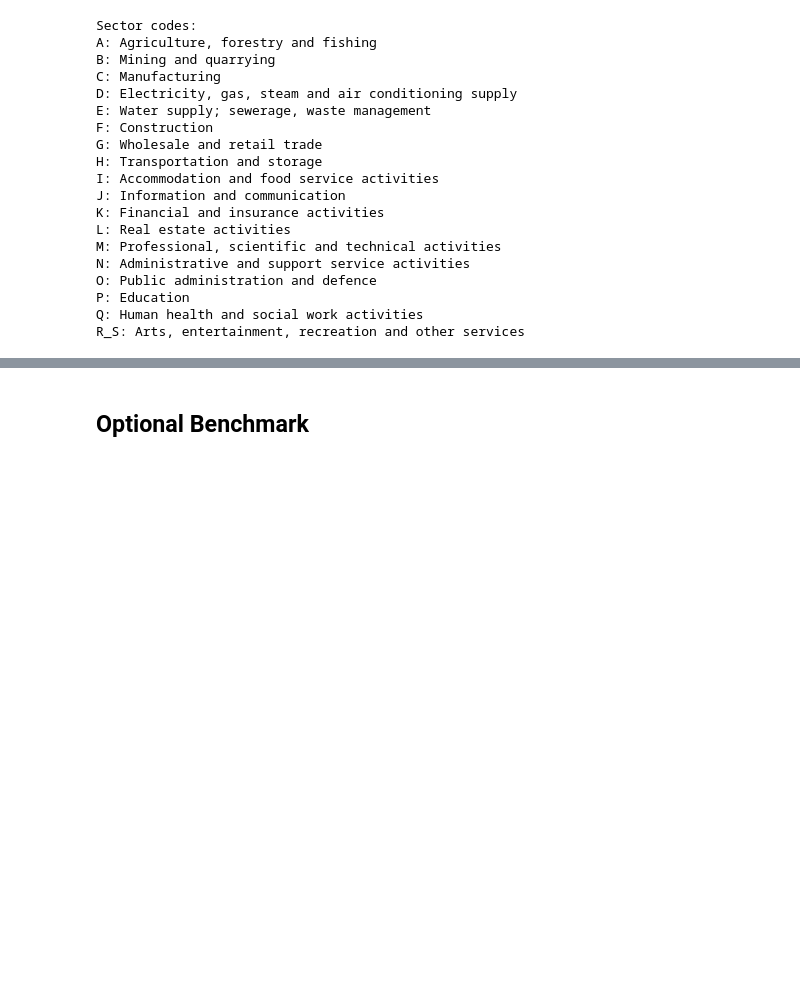
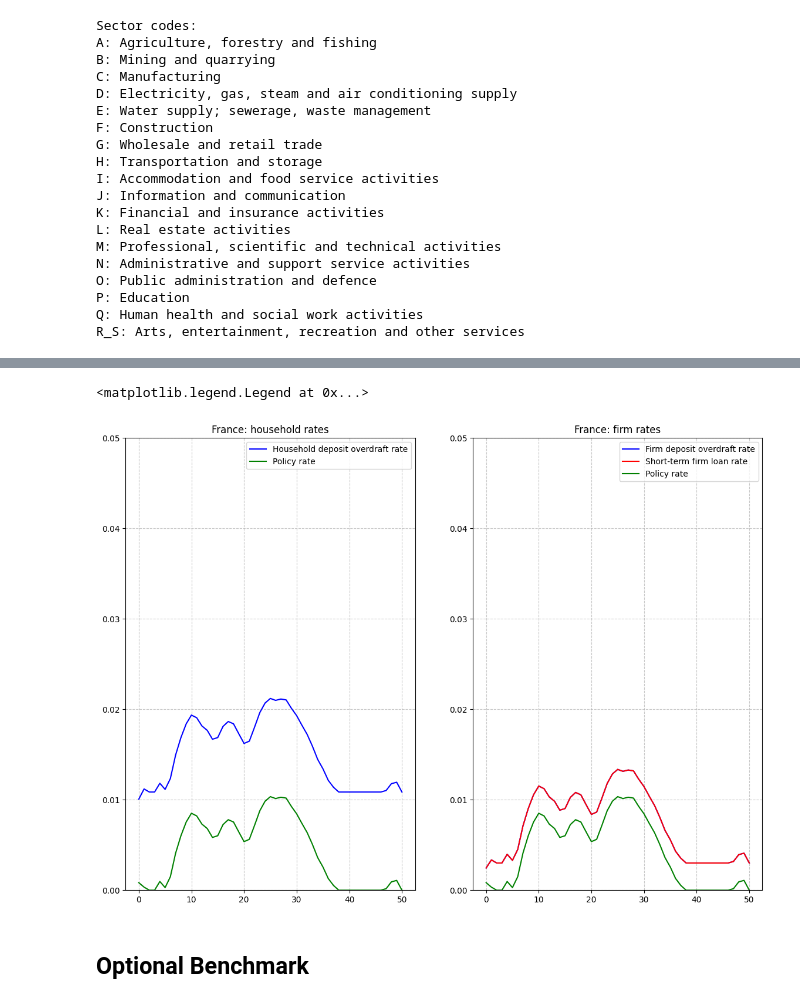
Before and after one commit to INET-Complexity/INET-consumption, a Jupyter notebook: run_model/run_model.ipynb, the cells around one changed output, grey strips where cells are left out. Cells and saved outputs as stored; diff of their text form; code cells hidden in the pictures; blank space fills up the shorter version.

```diff
--- a/run_model/run_model.ipynb
+++ b/run_model/run_model.ipynb
@@ -274,3 +295,57 @@ plt.show()
+# %%
+fig, axes = plt.subplots(1, 2, figsize=(14, 10), sharex=True)
+
+ax1, ax2 = axes.ravel()
+
+# Plot 1
+ax1.plot(
+    model.countries["FRA"].banks.ts.average_overdraft_rate_on_household_deposits,
+    color="blue",
+    label="Household deposit overdraft rate",
+)
+# ax1.plot(
+#     model.countries["FRA"].banks.ts.interest_rates_on_household_consumption_loans,
+#     color="red",
+#     label="Household consumption loan rate",
+# )
+ax1.plot(
+    model.countries["FRA"].central_bank.ts.policy_rate,
+    color="green",
+    label="Policy rate",
+)
+
+ax1.set_title("France: household rates")
+ax1.set_ylabel("")
+ax1.set_ylim(0, 0.05)
+ax1.grid(True, linestyle="--", alpha=0.7)
+ax1.legend()
+
+# Plot 2
+ax2.plot(
+    model.countries["FRA"].banks.ts.average_overdraft_rate_on_firm_deposits,
+    color="blue",
+    label="Firm deposit overdraft rate",
+)
+ax2.plot(
+    model.countries["FRA"].banks.ts.average_interest_rates_on_short_term_firm_loans,
+    color="red",
+    label="Short-term firm loan rate",
+)
+ax2.plot(
+    model.countries["FRA"].central_bank.ts.policy_rate,
+    color="green",
+    label="Policy rate",
+)
+
+
+ax2.set_title("France: firm rates")
+ax2.set_ylabel("")
+ax2.set_ylim(0, 0.05)
+ax2.grid(True, linestyle="--", alpha=0.7)
+ax2.legend()
+# %% [output]
+<matplotlib.legend.Legend at 0x...>
+[figure, added]
 # %% [markdown]
 ## Optional Benchmark
 # %%
```
Also changed, not shown: parts of 14 cells of this notebook.
